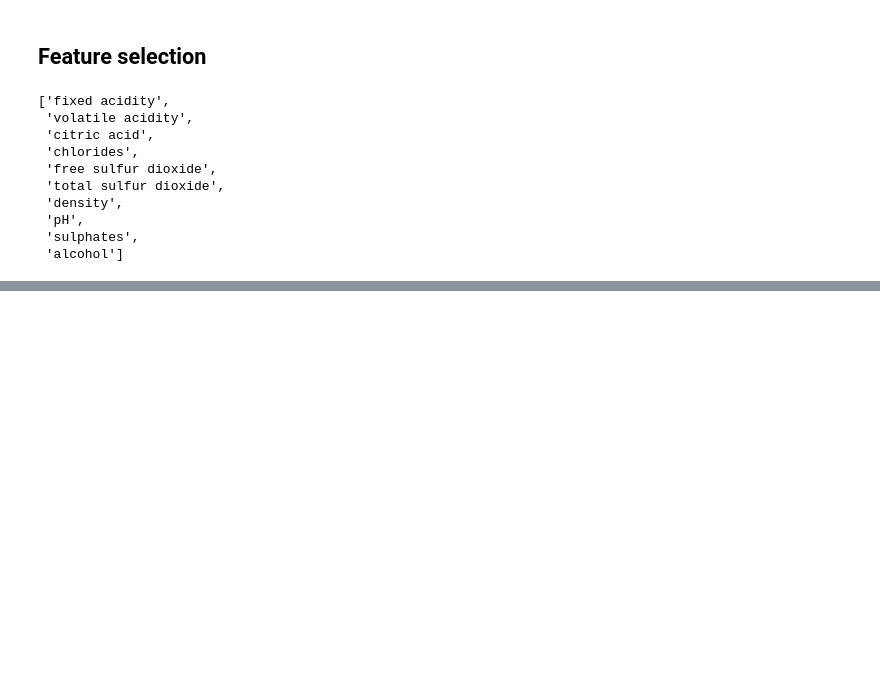
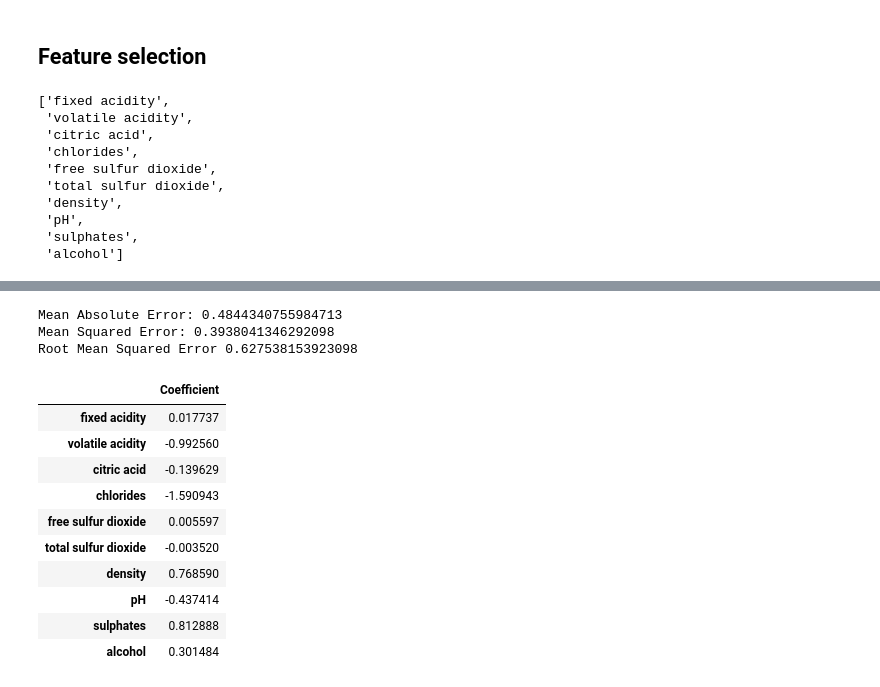
Before and after one commit to ericdasse28/wine-quality-prediction-modeling, a Jupyter notebook: wine_study.ipynb, the cells around one changed output, grey strips where cells are left out. Drawn from its saved outputs; the diff is of its cells as text; code cells hidden in the pictures; blank space fills up the shorter version.

```diff
--- a/wine_study.ipynb
+++ b/wine_study.ipynb
@@ -64,3 +64,16 @@ features
  'pH',
  'sulphates',
  'alcohol']
+# %%
+X = df[features]
+y = df["quality"]
+# %%
+# Create training and testing sets using train_test_split
+X_train, X_test, y_train, y_test = train_test_split(X, y, random_state=3)
+# %%
+# Fitting linear regression to training data
+regressor = LinearRegression()
+regressor.fit(X_train, y_train)
+
+# This gives the coefficients of the 10 features selected
+regressor.coef_
@@ -66,0 +148,25 @@ features
+# %%
+print("Mean Absolute Error:", metrics.mean_absolute_error(y_test, test_pred))
+print("Mean Squared Error:", metrics.mean_squared_error(y_test, test_pred))
+print("Root Mean Squared Error", np.sqrt(metrics.mean_squared_error(y_test, test_pred)))
+# %% [output]
+Mean Absolute Error: 0.4844340755984713
+Mean Squared Error: 0.3938041346292098
+Root Mean Squared Error 0.627538153923098
+# %%
+# Displaying coefficients of each feature
+coefficients = pd.DataFrame(regressor.coef_, features)
+coefficients.columns = ["Coefficient"]
+coefficients
+# %% [output]
+|  | Coefficient |
+| fixed acidity | 0.017737 |
+| volatile acidity | -0.992560 |
+| citric acid | -0.139629 |
+| chlorides | -1.590943 |
+| free sulfur dioxide | 0.005597 |
+| total sulfur dioxide | -0.003520 |
+| density | 0.768590 |
+| pH | -0.437414 |
+| sulphates | 0.812888 |
+| alcohol | 0.301484 |
```
Also changed, not shown: parts of 8 cells of this notebook.
